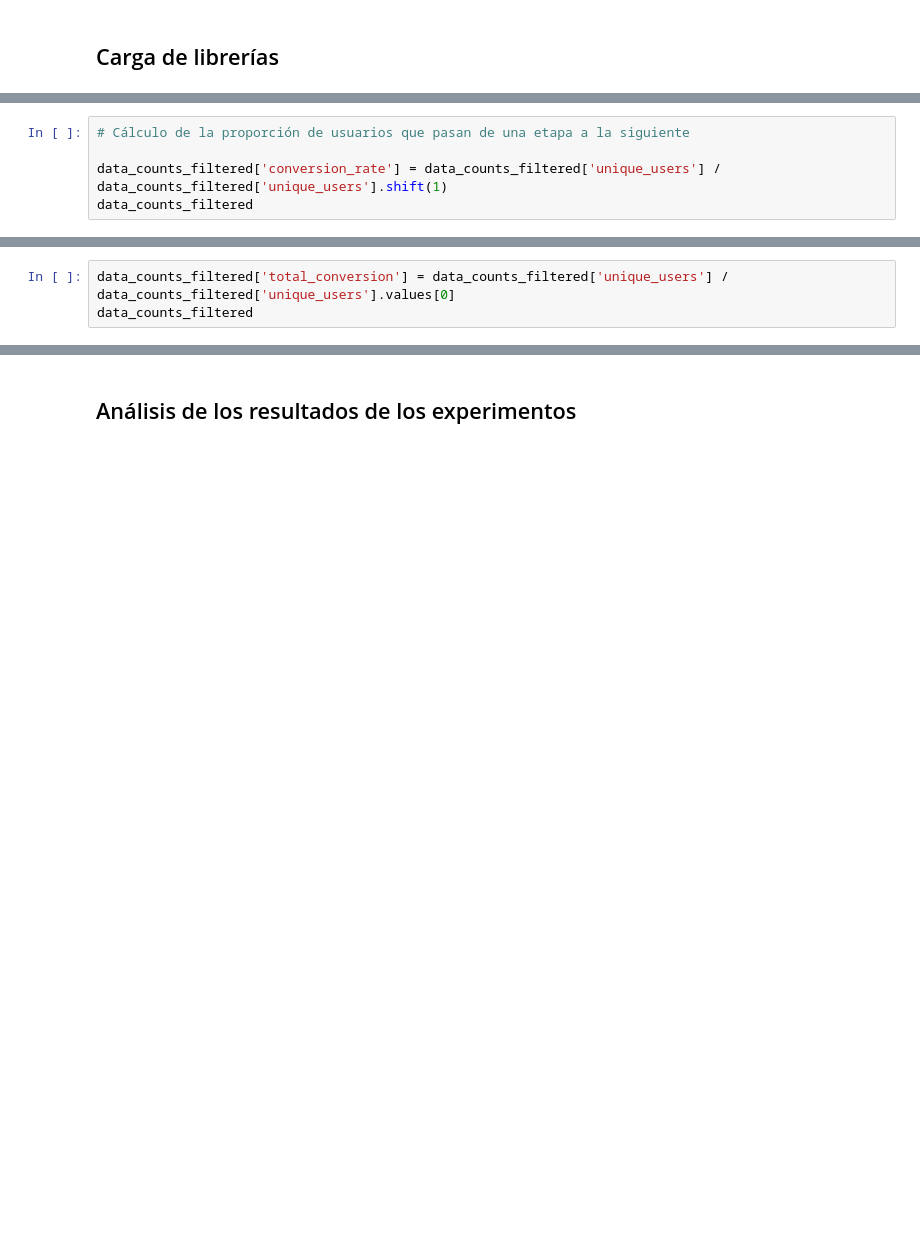
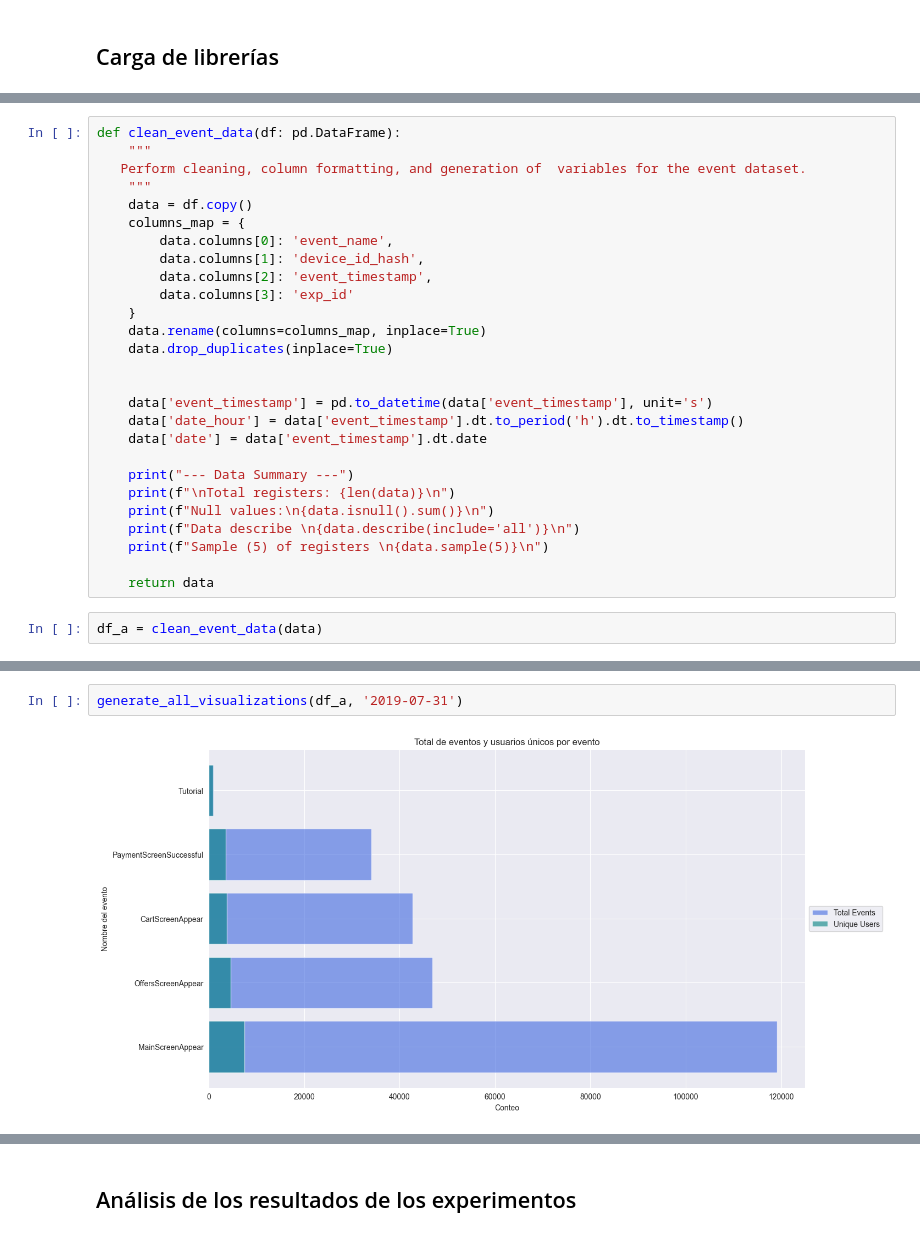
Before and after one commit to Alop89/Projects_portfolio, a Jupyter notebook: ab_test/notebooks/4fc6be88-39cb-4b98-8588-0366aa02e4a2.ipynb, the cells around one changed output, grey strips where cells are left out. Drawn from its saved outputs; the diff is of its cells as text; blank space fills up the shorter version.

```diff
--- a/ab_test/notebooks/4fc6be88-39cb-4b98-8588-0366aa02e4a2.ipynb
+++ b/ab_test/notebooks/4fc6be88-39cb-4b98-8588-0366aa02e4a2.ipynb
@@ -284,5 +4,0 @@ data_counts_filtered
-# %%
-# Cálculo de la proporción de usuarios que pasan de una etapa a la siguiente
-
-data_counts_filtered['conversion_rate'] = data_counts_filtered['unique_users'] / data_counts_filtered['unique_users'].shift(1)
-data_counts_filtered
@@ -296,3 +4,0 @@ data_counts_filtered
-# %%
-data_counts_filtered['total_conversion'] = data_counts_filtered['unique_users'] / data_counts_filtered['unique_users'].values[0]
-data_counts_filtered
@@ -309,0 +23,29 @@ Se observa una alta retención de usuarios en las últimas etapas del embudo, co
+# %%
+def clean_event_data(df: pd.DataFrame):
+    """
+   Perform cleaning, column formatting, and generation of  variables for the event dataset.
+    """
+    data = df.copy()
+    columns_map = {
+        data.columns[0]: 'event_name',
+        data.columns[1]: 'device_id_hash',
+        data.columns[2]: 'event_timestamp',
+        data.columns[3]: 'exp_id'
+    }
+    data.rename(columns=columns_map, inplace=True)
+    data.drop_duplicates(inplace=True)
+
+
+    data['event_timestamp'] = pd.to_datetime(data['event_timestamp'], unit='s')
+    data['date_hour'] = data['event_timestamp'].dt.to_period('h').dt.to_timestamp()
+    data['date'] = data['event_timestamp'].dt.date
+
+    print("--- Data Summary ---")
+    print(f"\nTotal registers: {len(data)}\n")
+    print(f"Null values:\n{data.isnull().sum()}\n")
+    print(f"Data describe \n{data.describe(include='all')}\n")
+    print(f"Sample (5) of registers \n{data.sample(5)}\n")
+
+    return data
+# %%
+df_a = clean_event_data(data)
@@ -309,0 +175,4 @@ Se observa una alta retención de usuarios en las últimas etapas del embudo, co
+# %%
+generate_all_visualizations(df_a, '2019-07-31')
+# %% [output]
+[figure, added]
```
Also changed, not shown: parts of 53 cells of this notebook, 7 other files.
